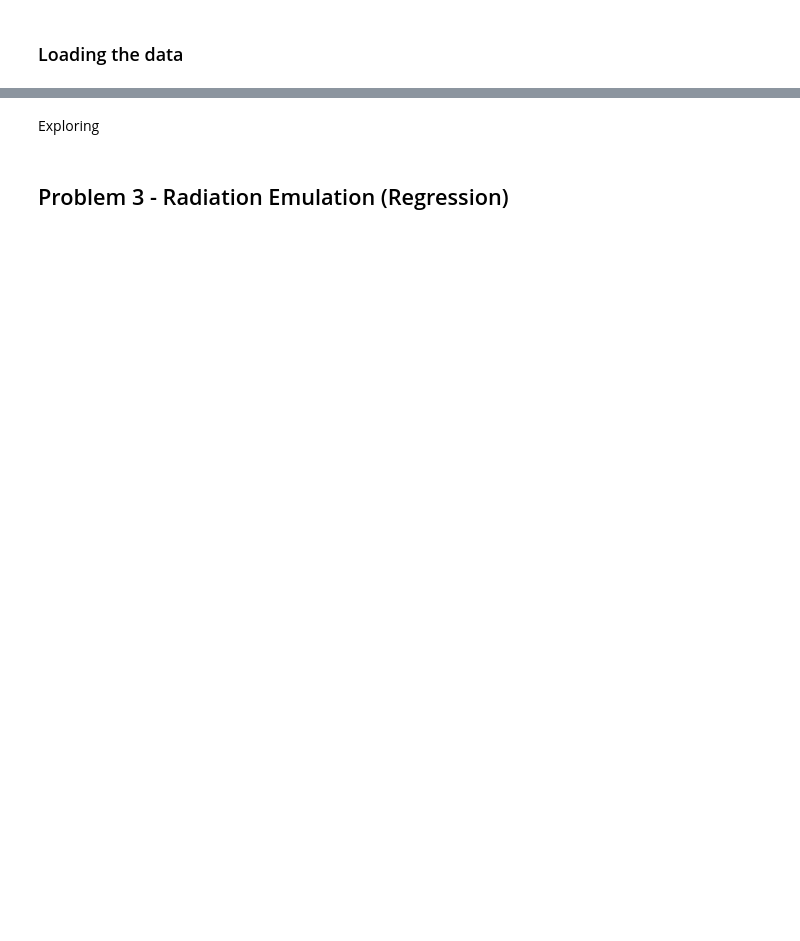
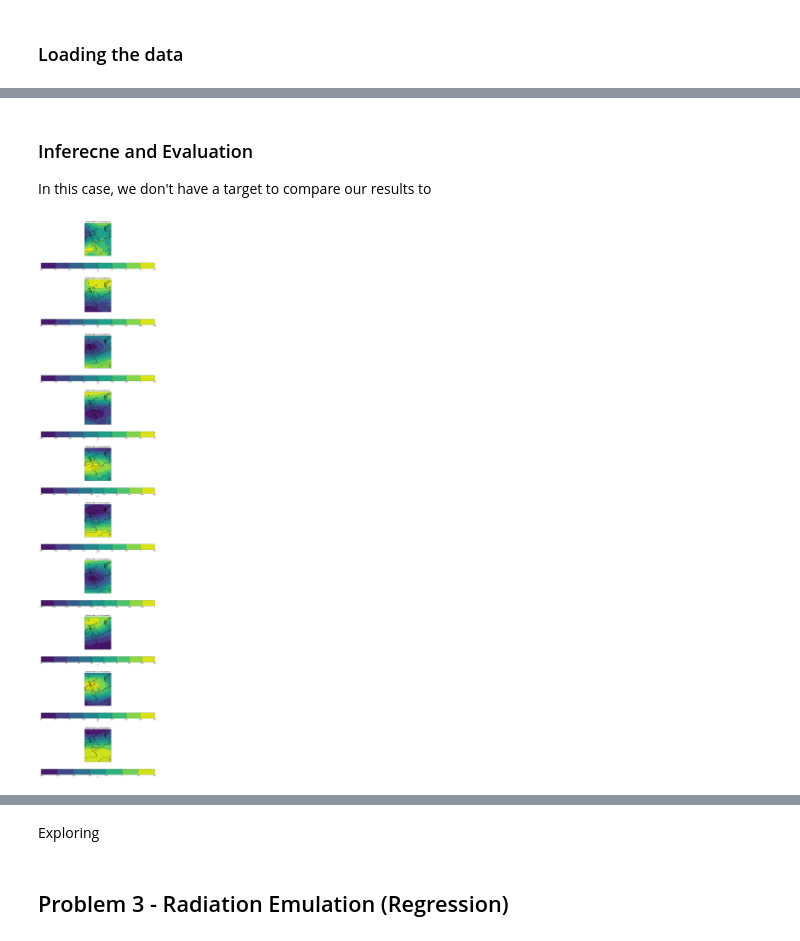
Before and after one commit to informatics-lab/ml_weather_tutorial, a Jupyter notebook: 02_ml_pipeline.ipynb, the cells around one changed output, grey strips where cells are left out. Drawn from its saved outputs; the diff is of its cells as text; code cells hidden in the pictures; blank space fills up the shorter version.

Commit message:
Added in clustering example.

```diff
--- a/02_ml_pipeline.ipynb
+++ b/02_ml_pipeline.ipynb
@@ -600,0 +559,3 @@ discuss what elements need to be stored.
+# %%
+kmeans = sklearn.cluster.KMeans(n_clusters=num_clusters, random_state=0, max_iter=max_iter)
+kmeans
@@ -600,0 +564,3 @@ discuss what elements need to be stored.
+# %%
+%%time
+kmeans.fit(era5_flat_deseasoned)
@@ -600,0 +571,21 @@ discuss what elements need to be stored.
+# %% [markdown]
+### Inferecne and Evaluation
+In this case, we don't have a target to compare our results to
+# %%
+cluster_coord = iris.coords.DimCoord(list(range(10)),
+                                     var_name='cluster_number')
+# %%
+cluster_centres = iris.cube.Cube(
+    data=kmeans.cluster_centers_.reshape((10,era5_mslp_cube.shape[1],era5_mslp_cube.shape[2],)),
+    dim_coords_and_dims = [(cluster_coord, 0), (era5_mslp_cube.coord('latitude'),1), (era5_mslp_cube.coord('longitude'),2)],
+    units=era5_mslp_cube.units,
+    var_name='cluster_mean_sea_level_pressure',
+)
+# %%
+fig1 = matplotlib.pyplot.figure(figsize=(16,80))
+for ix1 in range(num_clusters):
+    ax1 = fig1.add_subplot(num_clusters,1,ix1+1,projection=cartopy.crs.PlateCarree())
+    iris.quickplot.contourf(cluster_centres[ix1,:,:],axes=ax1)
+    ax1.coastlines()
+# %% [output]
+[figure, added]
```
Also changed, not shown: parts of 82 cells of this notebook.
